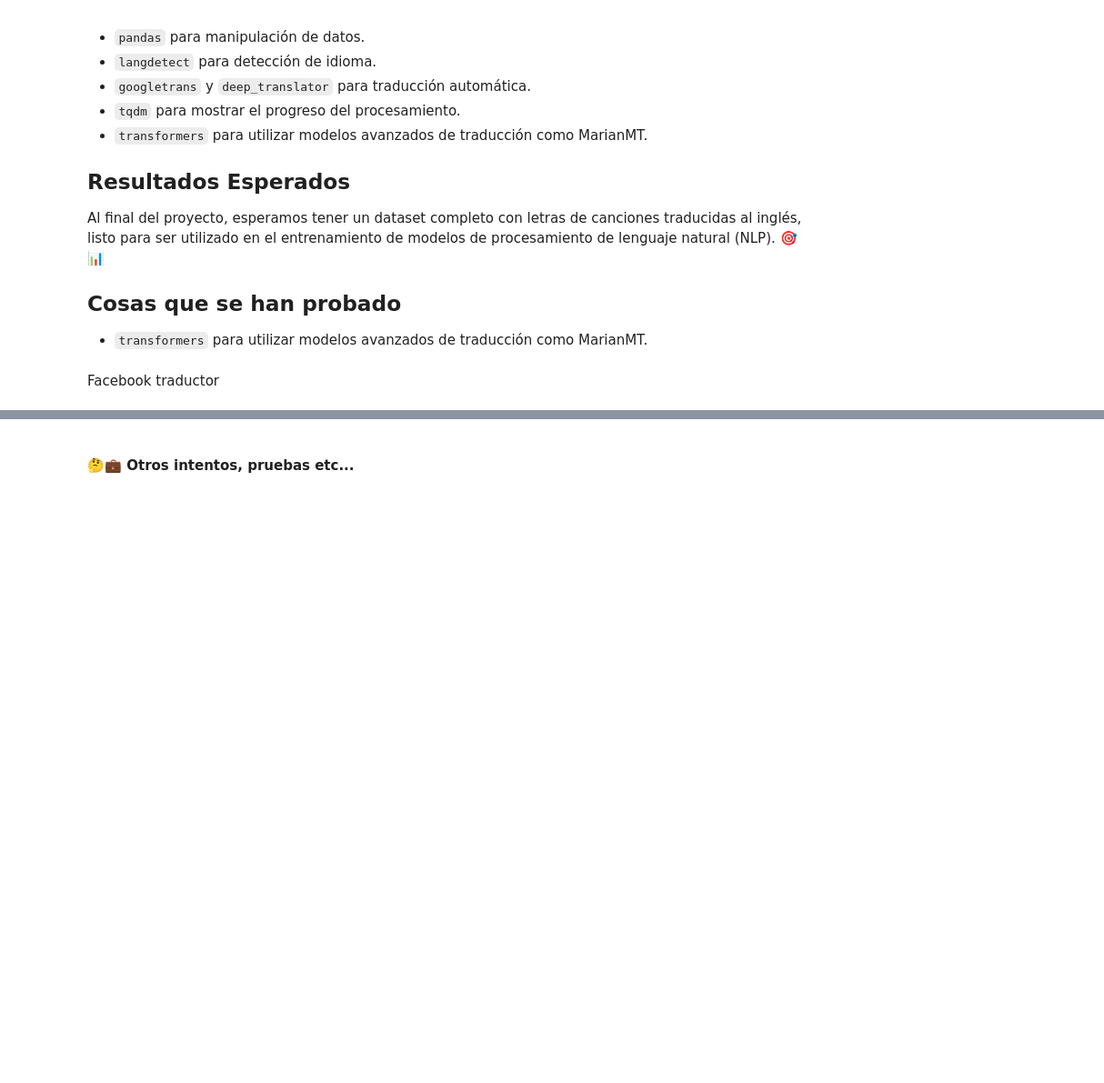
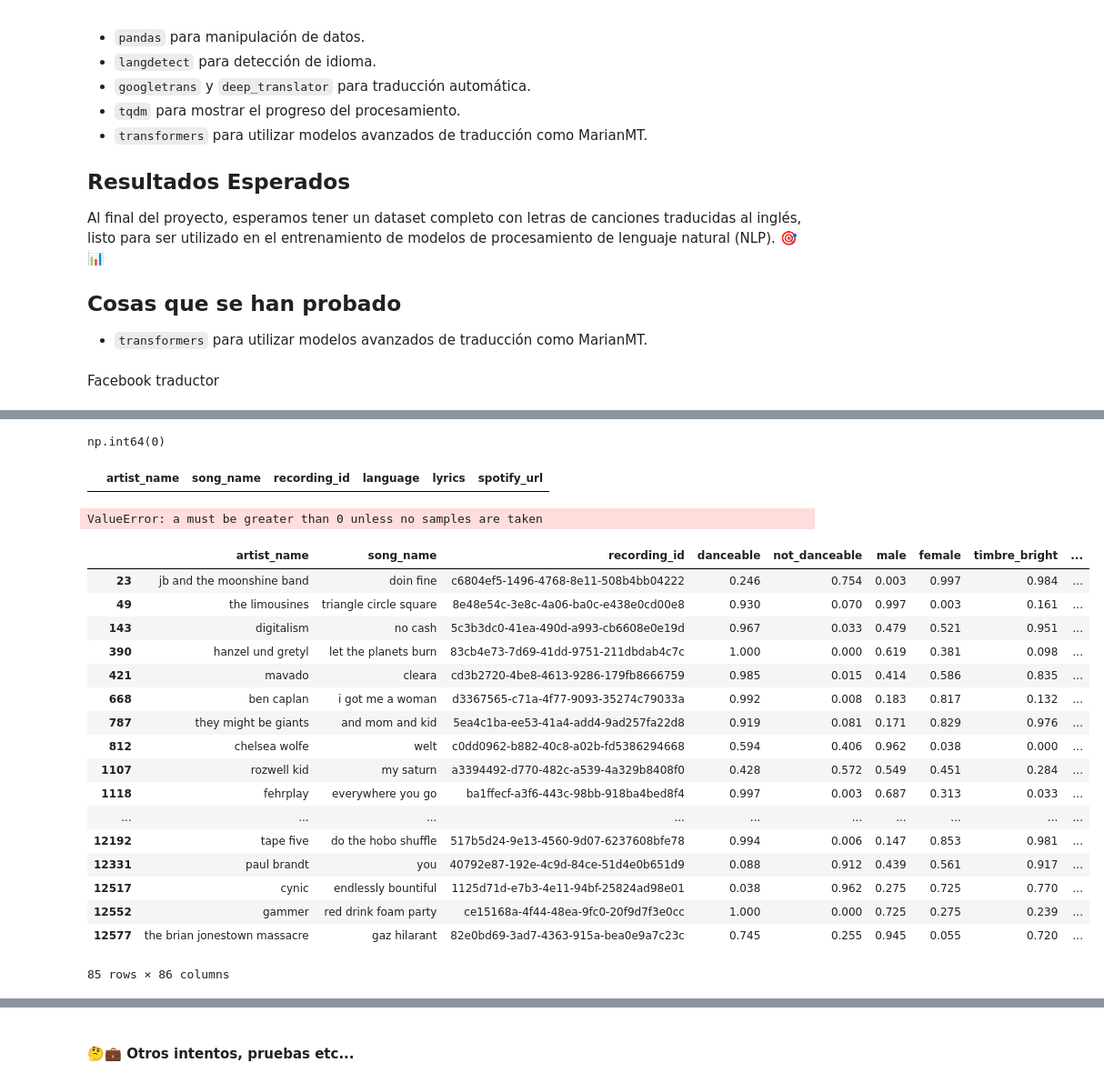
Before and after one commit to mezcolantriz/MoodTune, a Jupyter notebook: functions/1- get_data_from_songs/7 - Detectar idioma y traducir.ipynb, the cells around one changed output, grey strips where cells are left out. Shown: that part at 91% size. Drawn from its saved outputs; the diff is of its cells as text; code cells hidden in the pictures; blank space fills up the shorter version.

Commit message:
ordenar nuevos datos

```diff
--- a/functions/1- get_data_from_songs/7 - Detectar idioma y traducir.ipynb
+++ b/functions/1- get_data_from_songs/7 - Detectar idioma y traducir.ipynb
@@ -468,0 +763,3 @@ Primeras filas del DataFrame filtrado (idioma no inglés):
+# %%
+#ver hasta 200 letras de cada columna y fila completa
+pd.set_option('display.max_colwidth', 200)
@@ -468,0 +814,30 @@ Primeras filas del DataFrame filtrado (idioma no inglés):
+# %%
+import pandas as pd
+
+# Ruta del archivo
+file_path = r"C:\Users\solan\MoodTune\data\procesado\0_spoti_last_traduc2.csv"
+
+# Cargar el archivo CSV
+df = pd.read_csv(file_path, encoding='utf-8')
+
+# Seleccionar las filas que quiero eliminar según el recording_id y eliminarlas
+recording_ids_to_remove = [
+    'f35eec7b-8f08-4f6d-bed1-a67c4b9b0d4c', '9979b5a4-1a5d-4b6f-9004-234bbc82dc13', '4969c286-4ece-4c2b-96e6-df3527feba8a',
+    '1faabf48-0822-4680-9678-2968f3de1a73', '914d3c88-d8df-4cdd-a6b2-2a610d2b6576', '645eaf75-1464-4e1d-974e-5b1c7391e710',
+    '2e47fae9-38cb-41f0-967f-d06c5f4384af', '8cfcecc0-cac8-4dbb-ac06-2b3436b59a7f', 'eecf8953-eec0-4bf3-8245-b55e44a74dab',
+    'e9b488c3-3134-464e-b163-79ffab430568', 'c774abd3-7323-4614-8a80-173ada2017ab', 'dcd8e392-9fe8-4e6e-9587-61f39d26faa2',
+    '720dffee-082d-4624-ba14-c906794da152', '4608246e-012d-4f00-9182-6a239c014aa5', '8d3a78bf-db98-4476-aabf-326cf4bfb0c4',
+    'afdc83d0-a815-4ce5-bb88-5ddb32886594', '75a3afb0-5cbe-47a1-90c9-086aadb432c6', '06e6e3d9-39d2-4c3d-97c4-d8ca3a44f08c',
+    'ab5d00d4-d01e-4277-9bce-7bf9824225b1', '15683acf-b5ad-4502-939b-9cb3cae7b50e', '0345d4d6-a39d-47bf-acd4-3a5f4a315fd5',
+    '65850282-7ec2-488a-935c-fb319f43da50', '517b5d24-9e13-4560-9d07-6237608bfe78'
+]
+df = df[~df['recording_id'].isin(recording_ids_to_remove)]
+
+# Rellenar las filas restantes con valores nulos en la columna 'language' con 'en'
+df['language'].fillna('en', inplace=True)
+
+# Guardar el DataFrame actualizado en un nuevo archivo CSV
+output_file_path = r"C:\Users\solan\MoodTune\data\procesado\0_spoti_last_traduc_filtered.csv"
+df.to_csv(output_file_path, index=False, encoding='utf-8')
+
+print(f"✅ Filas eliminadas y archivo guardado en {output_file_path}")
@@ -468,0 +852,3 @@ Primeras filas del DataFrame filtrado (idioma no inglés):
+# %%
+# ver todo el output en la consola de la celda
+pd.set_option('display.max_rows', None)
@@ -469,3 +887,43 @@ Primeras filas del DataFrame filtrado (idioma no inglés):
+# %%
+#contar nulos en language
+df['language'].isnull().sum()
+# %% [output]
+np.int64(0)
+# %%
+# ver todas las columnas con nulos en language donde se vea 'artist_name', 'song_name', 'language', 'lyrics' y spotify url
+df[df['language'].isnull()][['artist_name', 'song_name', 'recording_id' , 'language', 'lyrics', 'spotify_url']]
+# %% [output]
+|  | artist_name | song_name | recording_id | language | lyrics | spotify_url |
+# %%
+#ver ejemplos donde language es nulo y que se vea la letra
+# Filtrar las filas donde la columna 'language' es nula
+# y mostrar las columnas 'artist_name', 'song_name', 'language', 'lyrics'   y canciones traducidas
+# de las primeras filas
+df[df['language'].isnull()][['artist_name', 'song_name', 'language', 'lyrics', 'translated_lyrics']].sample(5)
+# %% [output]
+ValueError: a must be greater than 0 unless no samples are taken
+# %%
+#nulos idioma  en df
+df[df['language'].isnull()]
+# %% [output]
+|  | artist_name | song_name | recording_id | danceable | not_danceable | male | female | timbre_bright | ... |
+| 23 | jb and the moonshine band | doin fine | c6804ef5-1496-4768-8e11-508b4bb04222 | 0.246 | 0.754 | 0.003 | 0.997 | 0.984 | ... |
+| 49 | the limousines | triangle circle square | 8e48e54c-3e8c-4a06-ba0c-e438e0cd00e8 | 0.930 | 0.070 | 0.997 | 0.003 | 0.161 | ... |
+| 143 | digitalism | no cash | 5c3b3dc0-41ea-490d-a993-cb6608e0e19d | 0.967 | 0.033 | 0.479 | 0.521 | 0.951 | ... |
+| 390 | hanzel und gretyl | let the planets burn | 83cb4e73-7d69-41dd-9751-211dbdab4c7c | 1.000 | 0.000 | 0.619 | 0.381 | 0.098 | ... |
+| 421 | mavado | cleara | cd3b2720-4be8-4613-9286-179fb8666759 | 0.985 | 0.015 | 0.414 | 0.586 | 0.835 | ... |
+| 668 | ben caplan | i got me a woman | d3367565-c71a-4f77-9093-35274c79033a | 0.992 | 0.008 | 0.183 | 0.817 | 0.132 | ... |
+| 787 | they might be giants | and mom and kid | 5ea4c1ba-ee53-41a4-add4-9ad257fa22d8 | 0.919 | 0.081 | 0.171 | 0.829 | 0.976 | ... |
+| 812 | chelsea wolfe | welt | c0dd0962-b882-40c8-a02b-fd5386294668 | 0.594 | 0.406 | 0.962 | 0.038 | 0.000 | ... |
+| 1107 | rozwell kid | my saturn | a3394492-d770-482c-a539-4a329b8408f0 | 0.428 | 0.572 | 0.549 | 0.451 | 0.284 | ... |
+| 1118 | fehrplay | everywhere you go | ba1ffecf-a3f6-443c-98bb-918ba4bed8f4 | 0.997 | 0.003 | 0.687 | 0.313 | 0.033 | ... |
+| ... | ... | ... | ... | ... | ... | ... | ... | ... | ... |
+| 12192 | tape five | do the hobo shuffle | 517b5d24-9e13-4560-9d07-6237608bfe78 | 0.994 | 0.006 | 0.147 | 0.853 | 0.981 | ... |
+| 12331 | paul brandt | you | 40792e87-192e-4c9d-84ce-51d4e0b651d9 | 0.088 | 0.912 | 0.439 | 0.561 | 0.917 | ... |
+| 12517 | cynic | endlessly bountiful | 1125d71d-e7b3-4e11-94bf-25824ad98e01 | 0.038 | 0.962 | 0.275 | 0.725 | 0.770 | ... |
+| 12552 | gammer | red drink foam party | ce15168a-4f44-48ea-9fc0-20f9d7f3e0cc | 1.000 | 0.000 | 0.725 | 0.275 | 0.239 | ... |
+| 12577 | the brian jonestown massacre | gaz hilarant | 82e0bd69-3ad7-4363-915a-bea0e9a7c23c | 0.745 | 0.255 | 0.945 | 0.055 | 0.720 | ... |
+85 rows × 86 columns
 # %%
 df_non_english.sample(20)
 # %% [output]
```
Also changed, not shown: parts of 16 cells of this notebook, 9 other files.
